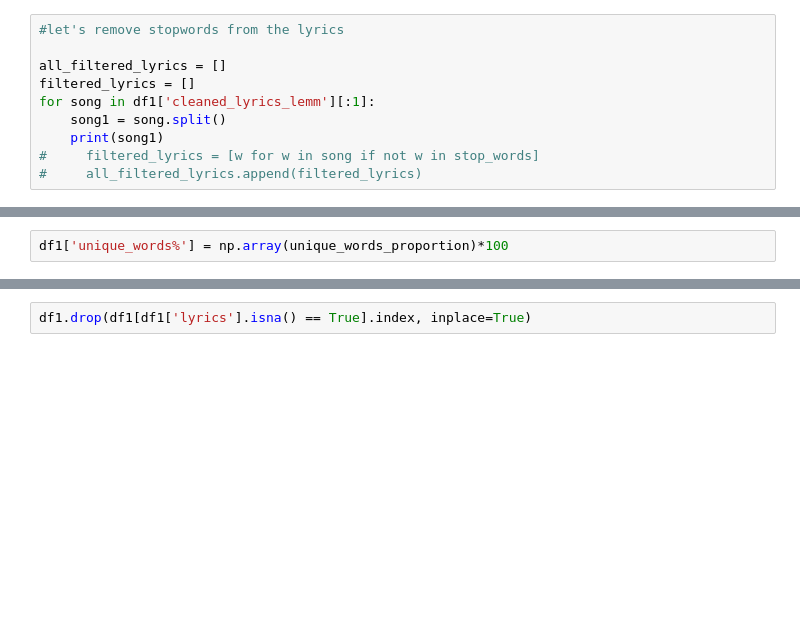
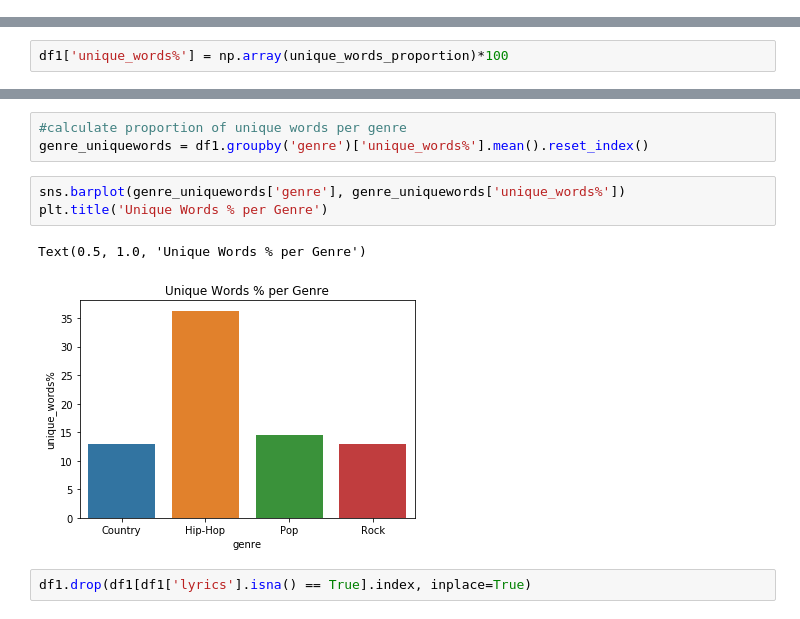
Before and after one commit to jacksonbull87/Genre-Classification-NLP, a Jupyter notebook: Genre-Classification NLP.ipynb, the cells around one changed output, grey strips where cells are left out. Cells and saved outputs as stored; diff of their text form; blank space fills up the shorter version.

```diff
--- a/Genre-Classification NLP.ipynb
+++ b/Genre-Classification NLP.ipynb
@@ -234,10 +223,0 @@ df1.groupby('genre')['stopword_pro_percentage'].mean().reset_index()
-# %%
-#let's remove stopwords from the lyrics
-
-all_filtered_lyrics = []
-filtered_lyrics = []
-for song in df1['cleaned_lyrics_lemm'][:1]:
-    song1 = song.split()
-    print(song1)
-#     filtered_lyrics = [w for w in song if not w in stop_words]
-#     all_filtered_lyrics.append(filtered_lyrics)
@@ -264,2 +241,11 @@ Name: unique_words%, dtype: float64
+# %%
+#calculate proportion of unique words per genre
+genre_uniquewords = df1.groupby('genre')['unique_words%'].mean().reset_index()
+# %%
+sns.barplot(genre_uniquewords['genre'], genre_uniquewords['unique_words%'])
+plt.title('Unique Words % per Genre')
+# %% [output]
+Text(0.5, 1.0, 'Unique Words % per Genre')
+[figure, added]
 # %%
 df1.drop(df1[df1['lyrics'].isna() == True].index, inplace=True)
```
Also changed, not shown: parts of 13 cells of this notebook.
